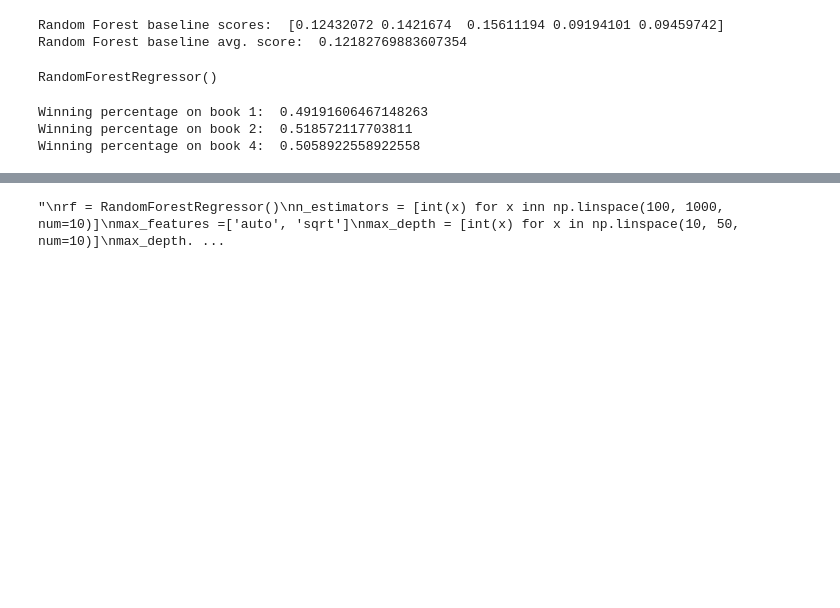
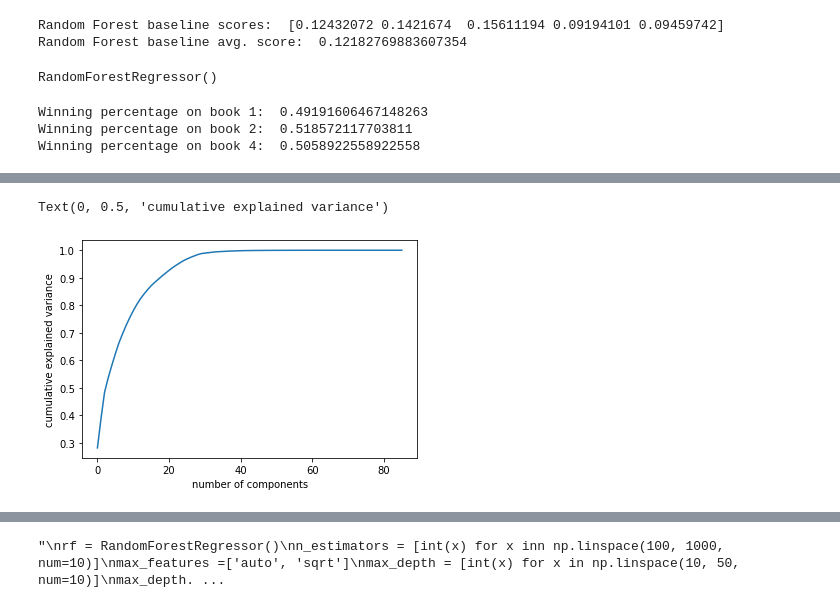
Before and after one commit to jnshzk/nba_beating_the_spread, a Jupyter notebook: models.ipynb, the cells around one changed output, grey strips where cells are left out. Drawn from its saved outputs; the diff is of its cells as text; code cells hidden in the pictures; blank space fills up the shorter version.

```diff
--- a/models.ipynb
+++ b/models.ipynb
@@ -194,3 +203,20 @@ eval_model(rf)
 Winning percentage on book 1:  0.49191606467148263
 Winning percentage on book 2:  0.518572117703811
 Winning percentage on book 4:  0.5058922558922558
+# %%
+#Data prep for polynomial regression
+df_game_ids = df['GAME_ID']
+df.drop(columns=['Unnamed: 0',
+                 'TEAM_ID_HOME',
+                 'GAME_ID',
+                 'GAME_DATE',
+                 'TEAM_CITY_HOME',
+                 'TEAM_ID_AWAY',
+                 'TEAM_CITY_AWAY',
+                 'SEASON',
+                 'SPREAD'], inplace=True)
+
+#standardize features
+sclr = StandardScaler()
+df = pd.DataFrame(sclr.fit_transform(df))
+df.head()
@@ -196,0 +231,10 @@ Winning percentage on book 4:  0.5058922558922558
+# %%
+#PCA to minimize multicollinearity
+pca = PCA().fit(df)
+
+plt.plot(np.cumsum(pca.explained_variance_ratio_))
+plt.xlabel('number of components')
+plt.ylabel('cumulative explained variance')
+# %% [output]
+Text(0, 0.5, 'cumulative explained variance')
+[figure, added]
```
Also changed, not shown: parts of 16 cells of this notebook.
